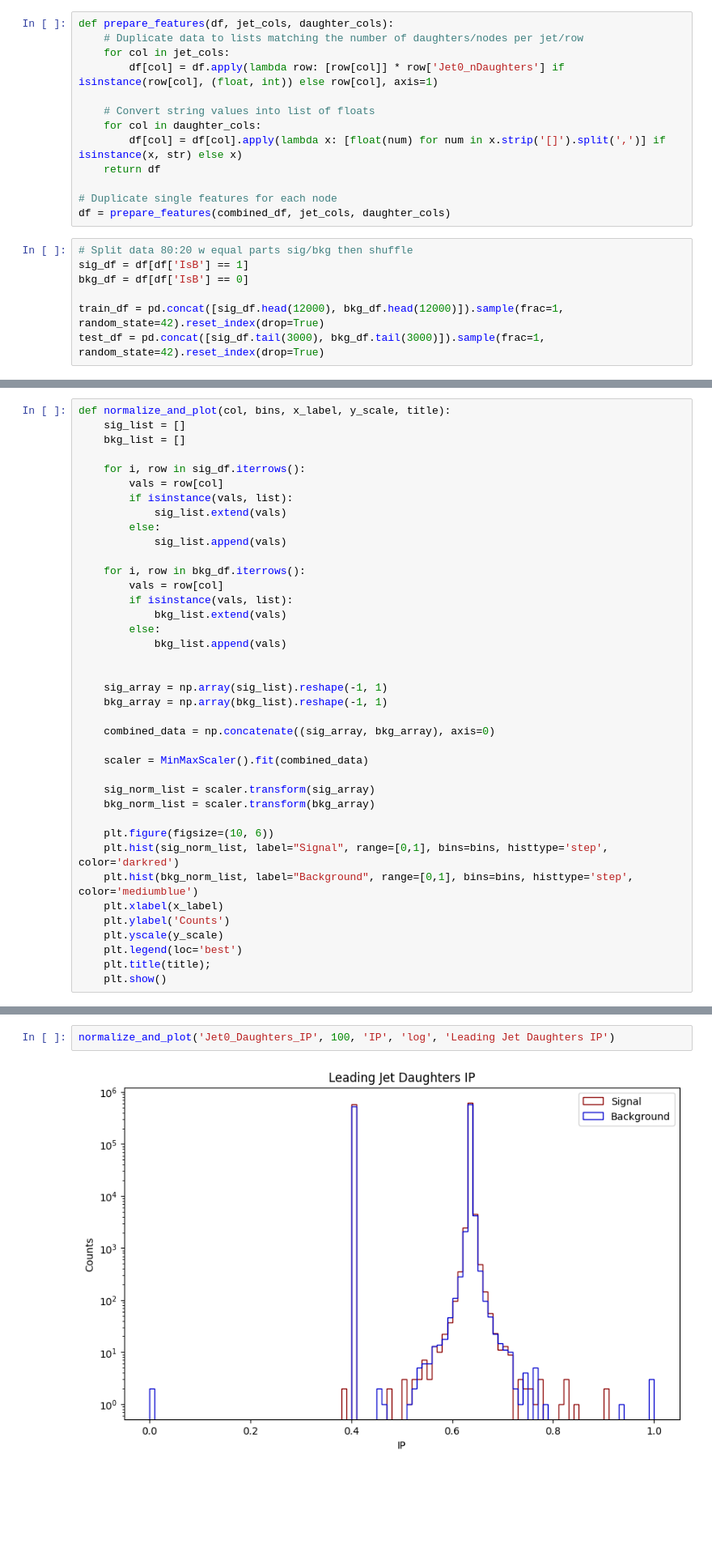
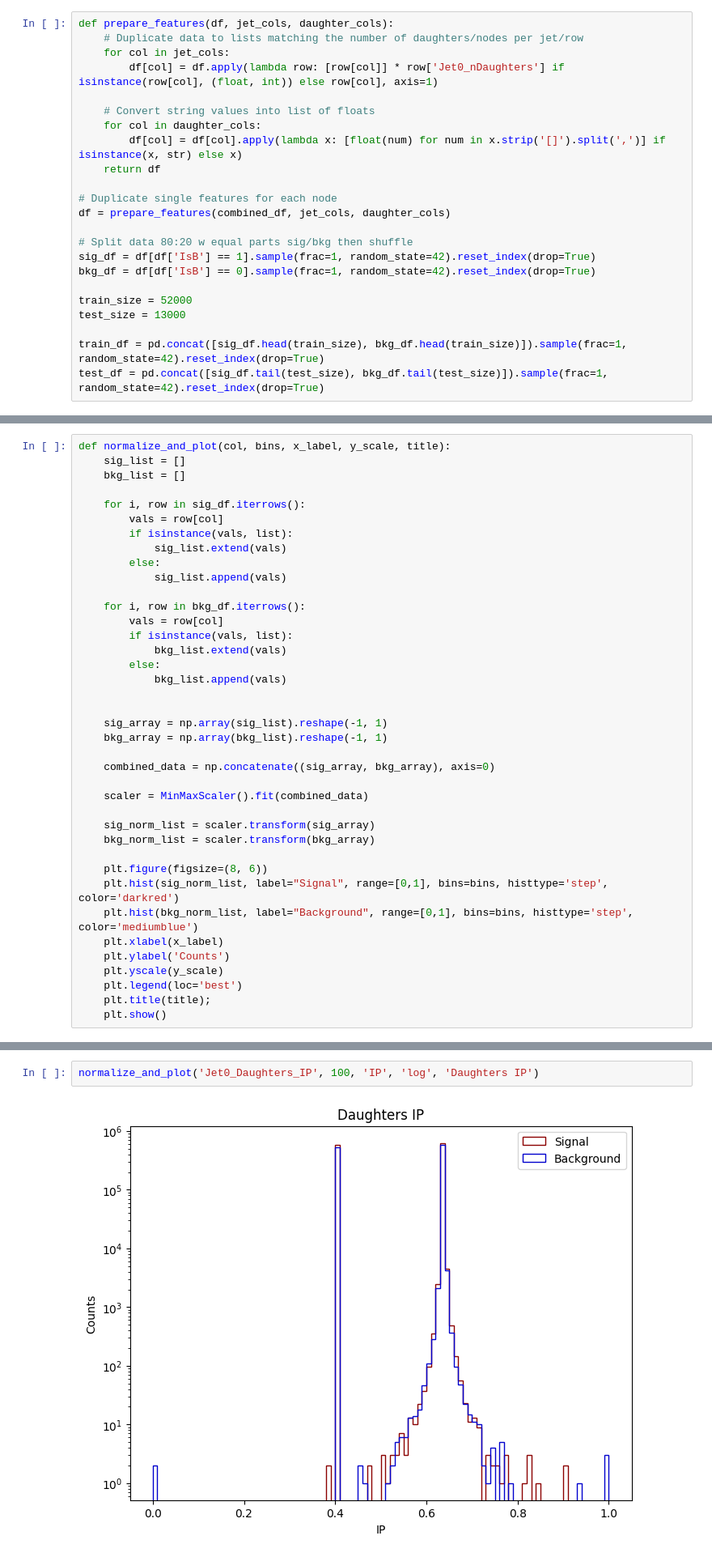
Before and after one commit to gpesticci/Jet-GNN, a Jupyter notebook: plots.ipynb, the cells around one changed output, grey strips where cells are left out. Shown at 81% size. Drawn from its saved outputs; the diff is of its cells as text; blank space fills up the shorter version.

```diff
--- a/plots.ipynb
+++ b/plots.ipynb
@@ -62,13 +77,16 @@ def prepare_features(df, jet_cols, daughter_cols):
 
 # Duplicate single features for each node
 df = prepare_features(combined_df, jet_cols, daughter_cols)
+
+# Split data 80:20 w equal parts sig/bkg then shuffle
+sig_df = df[df['IsB'] == 1].sample(frac=1, random_state=42).reset_index(drop=True)
+bkg_df = df[df['IsB'] == 0].sample(frac=1, random_state=42).reset_index(drop=True)
+
+train_size = 52000
+test_size = 13000
+
+train_df = pd.concat([sig_df.head(train_size), bkg_df.head(train_size)]).sample(frac=1, random_state=42).reset_index(drop=True)
+test_df = pd.concat([sig_df.tail(test_size), bkg_df.tail(test_size)]).sample(frac=1, random_state=42).reset_index(drop=True)
-# %%
-# Split data 80:20 w equal parts sig/bkg then shuffle
-sig_df = df[df['IsB'] == 1]
-bkg_df = df[df['IsB'] == 0]
-
-train_df = pd.concat([sig_df.head(12000), bkg_df.head(12000)]).sample(frac=1, random_state=42).reset_index(drop=True)
-test_df = pd.concat([sig_df.tail(3000), bkg_df.tail(3000)]).sample(frac=1, random_state=42).reset_index(drop=True)
 # %% [markdown]
 Plot features data
 # %%
@@ -113,7 +131,7 @@ def normalize_and_plot(col, bins, x_label, y_scale, title):
     sig_norm_list = scaler.transform(sig_array)
     bkg_norm_list = scaler.transform(bkg_array)
 
-    plt.figure(figsize=(10, 6))
+    plt.figure(figsize=(8, 6))
     plt.hist(sig_norm_list, label="Signal", range=[0,1], bins=bins, histtype='step', color='darkred')
     plt.hist(bkg_norm_list, label="Background", range=[0,1], bins=bins, histtype='step', color='mediumblue')
     plt.xlabel(x_label)
@@ -145,5 +167,5 @@ normalize_and_plot('Jet0_Daughters_IPCHI2', 100, 'IP Chi2', 'log', 'IP Chi2 of L
 # %%
-normalize_and_plot('Jet0_Daughters_IP', 100, 'IP', 'log', 'Leading Jet Daughters IP')
+normalize_and_plot('Jet0_Daughters_IP', 100, 'IP', 'log', 'Daughters IP')
 # %% [output]
-[figure, old version]
+[figure, new version]
 # %%
```
Also changed, not shown: parts of 17 cells of this notebook, 1 other file.
